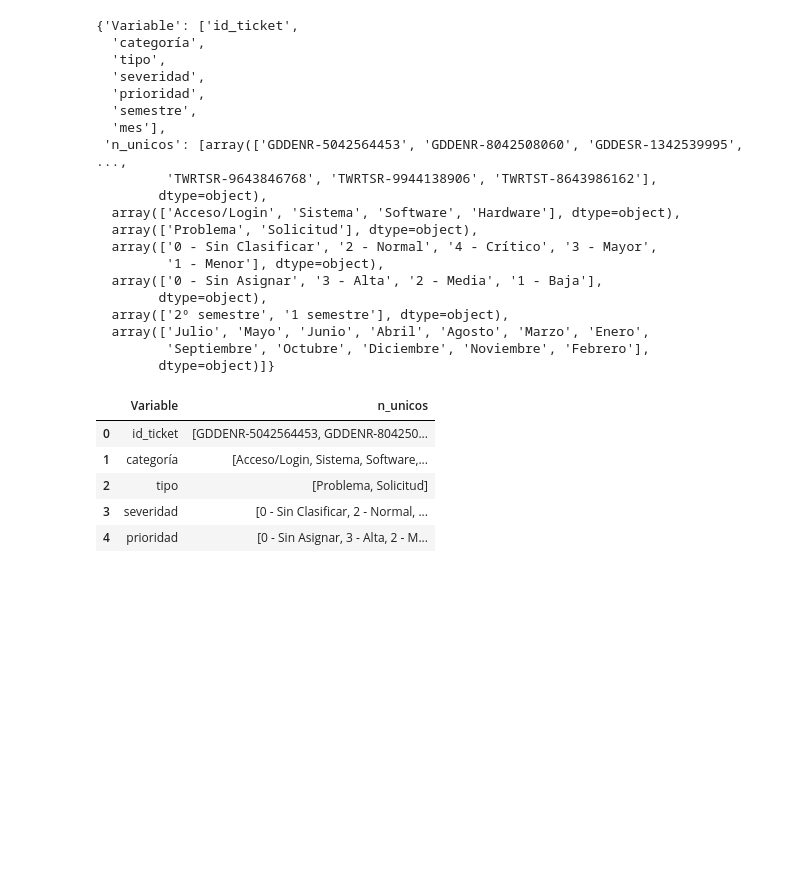
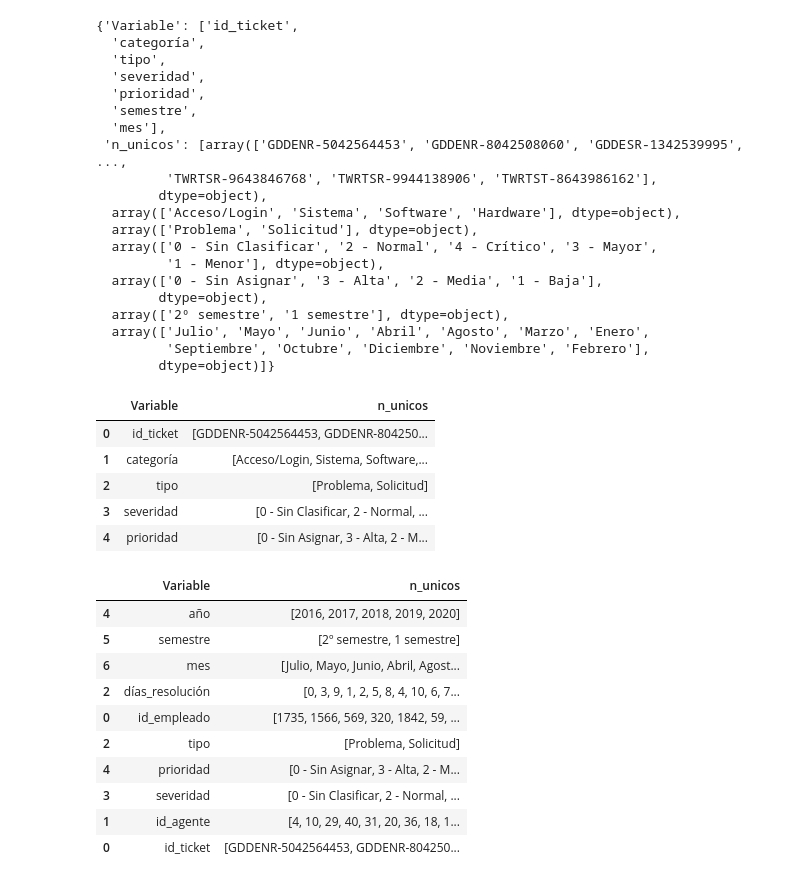
Before and after one commit to Adalab/promo_d_da_modulo2_sprint2_Lorena_AnaBelen, a Jupyter notebook: ejercicio1/pair_programming_EDA1.ipynb, the cells around one changed output. Cells and saved outputs as stored; diff of their text form; code cells hidden in the pictures; blank space fills up the shorter version.

```diff
--- a/ejercicio1/pair_programming_EDA1.ipynb
+++ b/ejercicio1/pair_programming_EDA1.ipynb
@@ -170,3 +236,6 @@ for col in df_cat.columns:
 ['2º semestre' '1 semestre']
 ['Julio' 'Mayo' 'Junio' 'Abril' 'Agosto' 'Marzo' 'Enero' 'Septiembre'
  'Octubre' 'Diciembre' 'Noviembre' 'Febrero']
+# %%
+for col in df_num.columns:
+    print(df_num[col].unique())
@@ -252,5 +331,19 @@ df_dico2.head()
 | 3 | severidad | [0 - Sin Clasificar, 2 - Normal, ... |
 | 4 | prioridad | [0 - Sin Asignar, 3 - Alta, 2 - M... |
 # %%
-#Concatenamos ambos dataframes para tenerlo todo en uno solo:
-# df_describe = pd.concat(['df_dico1', 'df_dico2'], axis = 0) ##TERMINAR DE AÑADIR EL CÓDIGO NECESARIO PARA UNIR
+#Como queremos añadir las diferentes filas y mantener las mismas columnas
+#Por ello, concatenamos ambos dataframes para tenerlo todo en uno solo:
+df_concatenado = pd.concat([df_dico1, df_dico2], axis = 0, join = 'outer', ignore_index = False)
+df_concatenado.sample(10)
+# %% [output]
+|  | Variable | n_unicos |
+| 4 | año | [2016, 2017, 2018, 2019, 2020] |
+| 5 | semestre | [2º semestre, 1 semestre] |
+| 6 | mes | [Julio, Mayo, Junio, Abril, Agost... |
+| 2 | días_resolución | [0, 3, 9, 1, 2, 5, 8, 4, 10, 6, 7... |
+| 0 | id_empleado | [1735, 1566, 569, 320, 1842, 59, ... |
+| 2 | tipo | [Problema, Solicitud] |
+| 4 | prioridad | [0 - Sin Asignar, 3 - Alta, 2 - M... |
+| 3 | severidad | [0 - Sin Clasificar, 2 - Normal, ... |
+| 1 | id_agente | [4, 10, 29, 40, 31, 20, 36, 18, 1... |
+| 0 | id_ticket | [GDDENR-5042564453, GDDENR-804250... |
```
Also changed, not shown: parts of 32 cells of this notebook, 2 other files.
